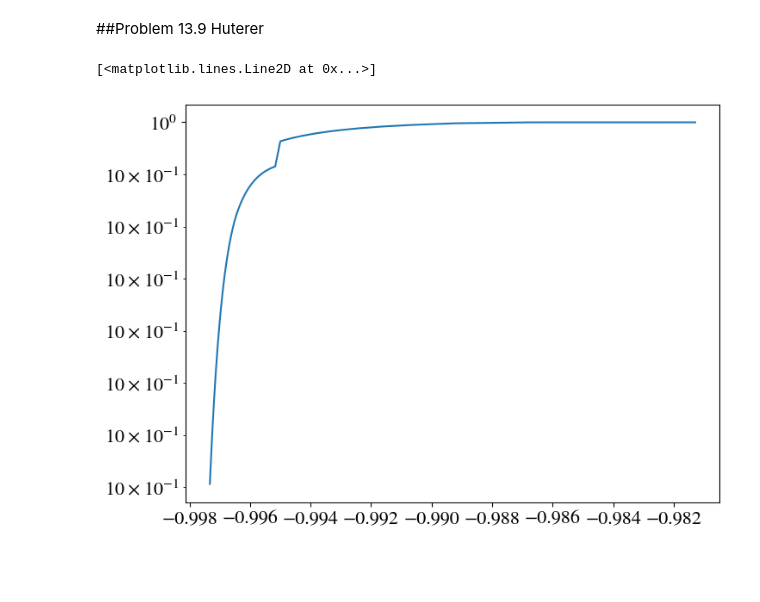
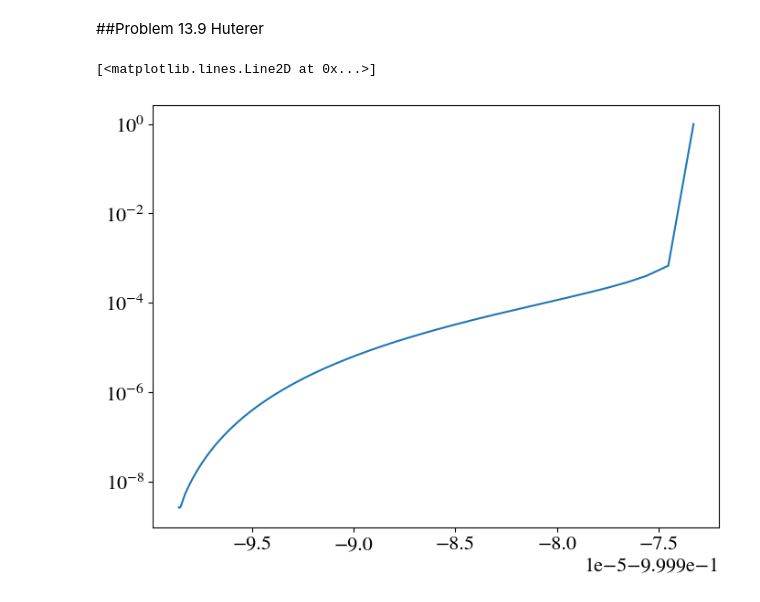
Before and after one commit to eleanorstuart/astr540, a Jupyter notebook: HW8.ipynb, the cells around one changed output. Cells and saved outputs as stored; diff of their text form; code cells hidden in the pictures; blank space fills up the shorter version.

```diff
--- a/HW8.ipynb
+++ b/HW8.ipynb
@@ -264,19 +264,19 @@ def RHS(t, xe): # right hand side of peebles
 # %%
 
 # try scipy.integrate.odeint
 
-t = np.linspace(0, 10000)
+t = np.linspace(10e7, 10e10, num=10000) # got overflow warnings when I went to higher values for t
 #z = np.linspace()
 # TODO: figure out how to integrate
 # using 1 as initial xe (for T=0)
 xes = odeint(RHS, 1, t, )
 
 zs = [1/a(time) -1 for time in t]
 # plot xe vs z, this should look like fig 13.5
 plt.yscale("log")
 plt.plot(zs, xes)
 
 #this does not look like it is supposed to
 # %% [output]
 [<matplotlib.lines.Line2D at 0x...>]
-[figure, old version]
+[figure, new version]
```
